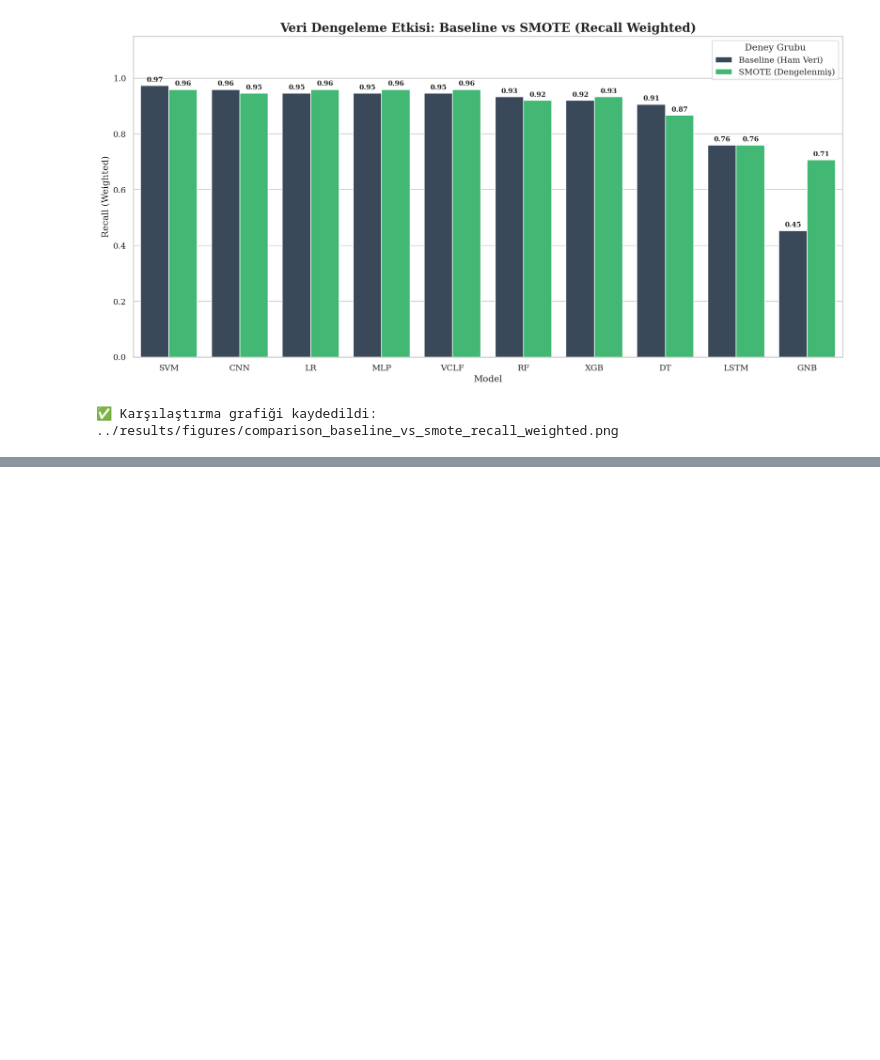
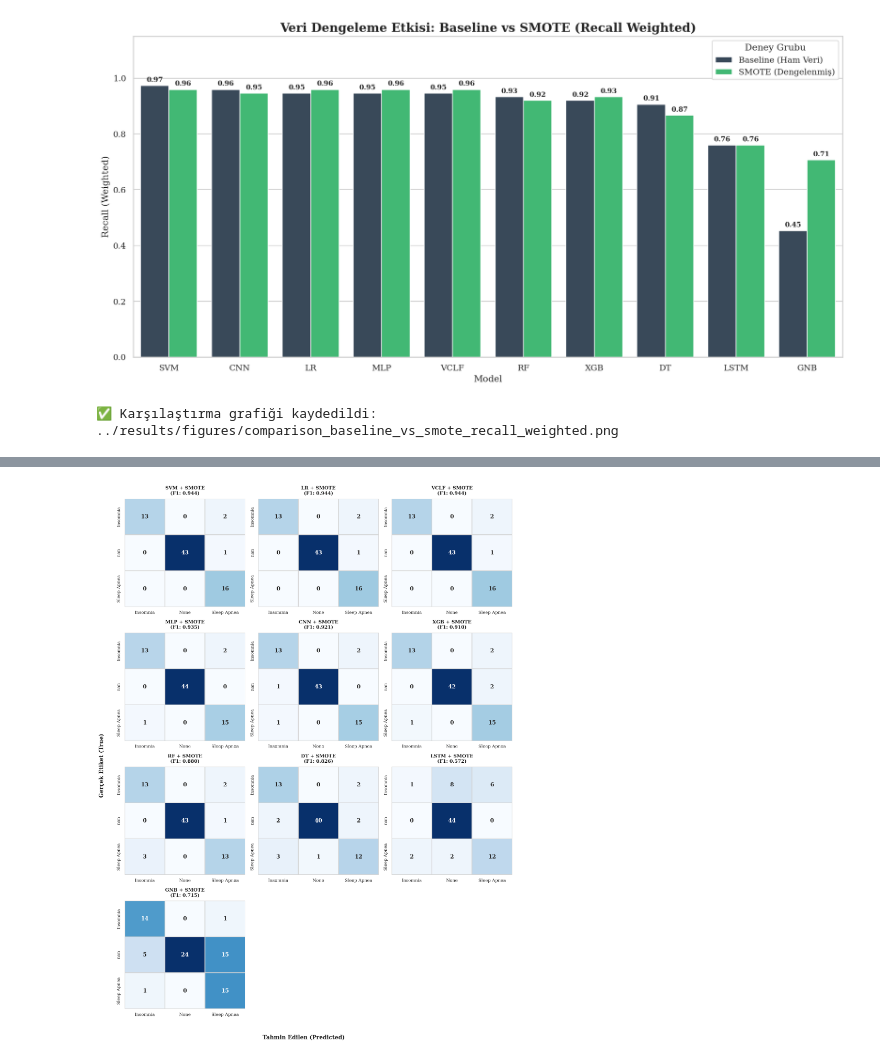
Before and after one commit to MelihKotman/sleep-disorder-signal-processing, a Jupyter notebook: notebooks/visualize_comparison.ipynb, the cells around one changed output, grey strips where cells are left out. Cells and saved outputs as stored; diff of their text form; code cells hidden in the pictures; blank space fills up the shorter version.

```diff
--- a/notebooks/visualize_comparison.ipynb
+++ b/notebooks/visualize_comparison.ipynb
@@ -228,0 +443,94 @@ else:
+# %%
+import pandas as pd
+import seaborn as sns
+import matplotlib.pyplot as plt
+import os
+import math
+
+# Görsel Ayarları
+sns.set(style="white")
+plt.rcParams["figure.dpi"] = 150
+plt.rcParams["font.family"] = "serif"
+
+# --- DOSYA YOLLARI ---
+# SMOTE sonuçlarının olduğu klasör (run_baseline_smote.py buraya kaydetmişti)
+# Eğer klasör ismini değiştirdiysen burayı güncelle!
+METRICS_PATH = "/Users/melih/Desktop/sleep-project/sleep-disorder-signal-processing/results/tables-baseline-smote/baseline_smote_metrics.csv"
+TABLES_DIR = "/Users/melih/Desktop/sleep-project/sleep-disorder-signal-processing/results/tables-baseline-smote"
+
+print("📊 SMOTE Modellerinin Hata Matrisleri Çiziliyor...")
+
+if os.path.exists(METRICS_PATH):
+    # 1. Metrikleri Oku
+    df_metrics = pd.read_csv(METRICS_PATH)
+    # Accuracy skoruna göre sıralayalım ki en iyiler başta çıksın.
+    df_sorted = df_metrics.sort_values(by = "accuracy", ascending = False)
+    models = df_sorted["model"].tolist()
+
+    print(f"Toplam {len(models)} model bulundu: {models}")
+
+
+
+    # 2. Grid Ayarları
+    num_plots = len(models)
+    n_cols = 3
+    n_rows = math.ceil(num_plots / n_cols)
+
+    fig, axes = plt.subplots(n_rows, n_cols, figsize=(15, 5 * n_rows))
+    axes = axes.flatten()
+
+    cmap = "Blues" # SMOTE için Mavi tonu (Güveni/İstikrarı simgelesin)
+
+    for i, model_name in enumerate(models):
+        score = df_sorted.loc[df_sorted['model'] == model_name, 'f1_macro'].values[0]
+
+        # Dosya adını oluştur: confusion_matrix_SVM_SMOTE.csv
+        cm_filename = f"confusion_matrix_{model_name}.csv"
+        cm_path = os.path.join(TABLES_DIR, cm_filename)
+
+        ax = axes[i]
+
+        if os.path.exists(cm_path):
+            cm_df = pd.read_csv(cm_path, index_col=0)
+
+            sns.heatmap(
+                cm_df,
+                annot=True,
+                fmt="d",
+                cmap=cmap,
+                cbar=False,
+                ax=ax,
+                linewidths=1,
+                linecolor='lightgray',
+                annot_kws={"size": 14, "weight": "bold"}
+            )
+
+            # Başlığı temizle (SVM_SMOTE -> SVM + SMOTE)
+            clean_name = model_name.replace("_SMOTE", " + SMOTE")
+            ax.set_title(f"{clean_name}\n(F1: {score:.3f})", fontweight='bold', size=12, pad=10)
+            ax.set_xlabel(""); ax.set_ylabel("")
+
+        else:
+            ax.text(0.5, 0.5, "Dosya Yok", ha='center', va='center', color='red')
+            ax.set_title(model_name)
+
+    # Boş kalan grafikleri temizle
+    for j in range(i + 1, len(axes)):
+        fig.delaxes(axes[j])
+
+    # Ortak Eksen İsimleri
+    fig.text(0.5, 0.02, 'Tahmin Edilen (Predicted)', ha='center', fontsize=14, fontweight='bold')
+    fig.text(0.02, 0.5, 'Gerçek Etiket (True)', va='center', rotation='vertical', fontsize=14, fontweight='bold')
+
+    plt.subplots_adjust(hspace=0.4, wspace=0.3)
+    plt.tight_layout(rect=[0.05, 0.05, 1, 1])
+
+    save_path = "/Users/melih/Desktop/sleep-project/sleep-disorder-signal-processing/results/figures/confusion_matrices_smote.png"
+    plt.savefig(save_path, bbox_inches='tight')
+    plt.show()
+
+    print(f"✅ SMOTE görselleri kaydedildi: {save_path}")
+
+else:
+    print(f"❌ Dosya bulunamadı: {METRICS_PATH}")
+# %% [output]
@@ -228,0 +539 @@ else:
+[figure, added]
```
Also changed, not shown: parts of 3 cells of this notebook, 2 other files.
